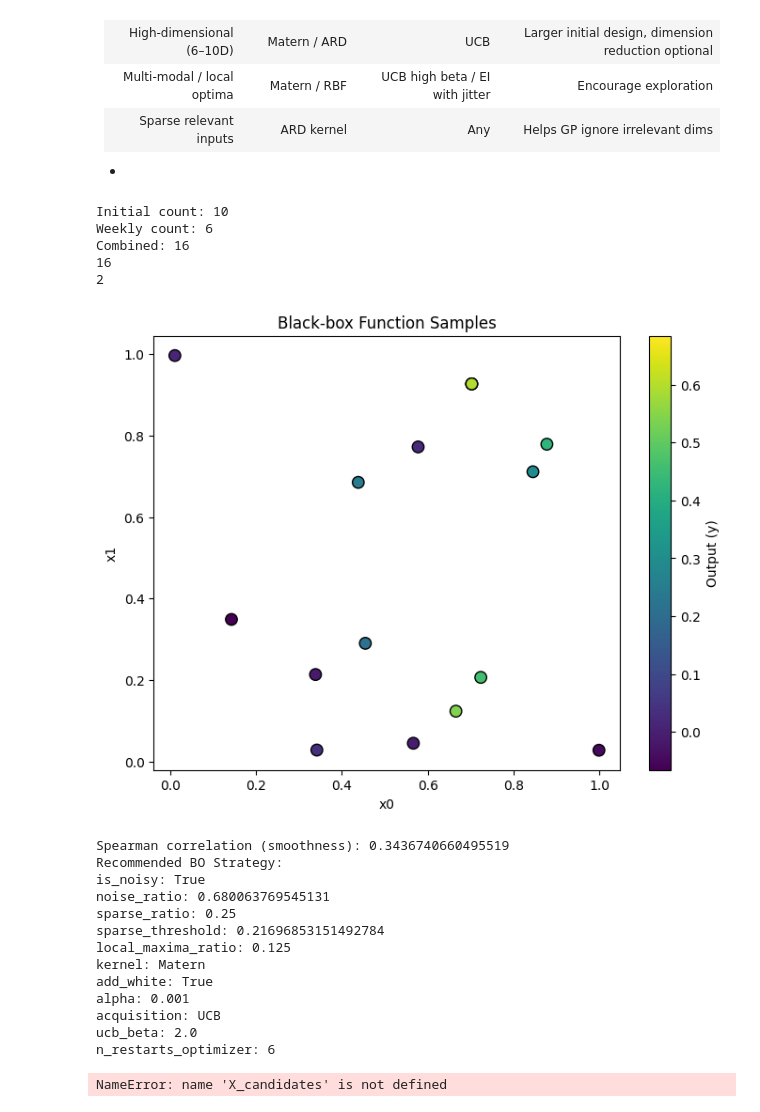
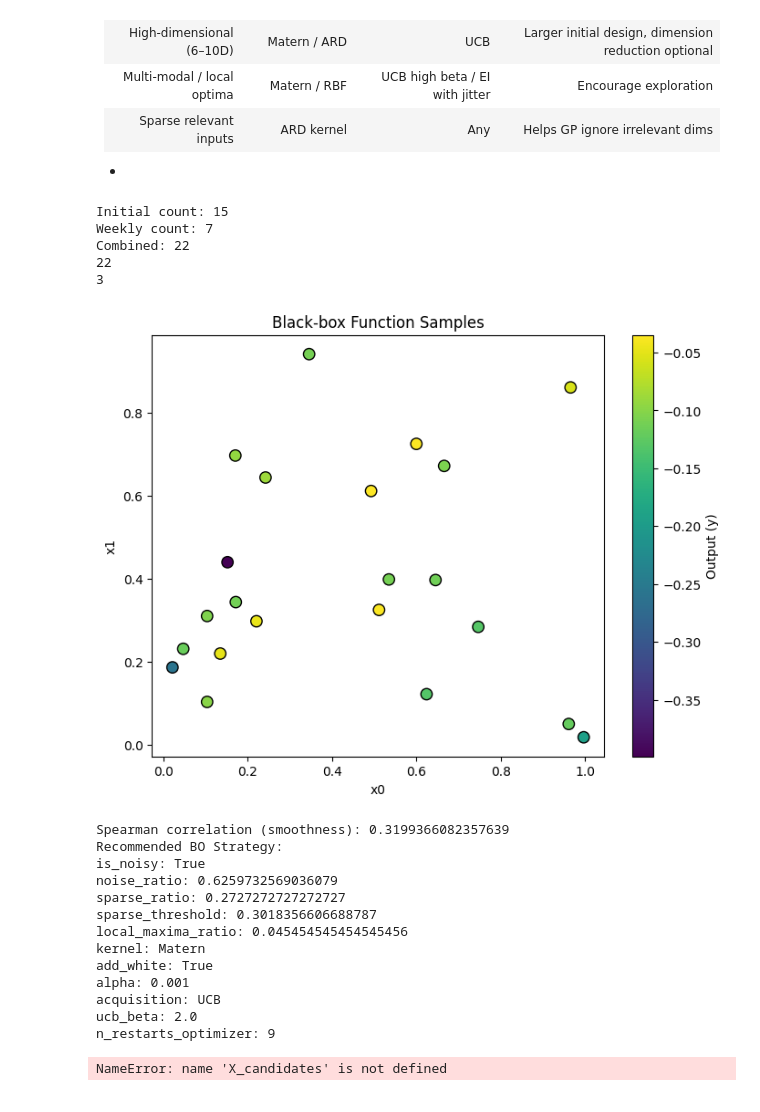
Before and after one commit to AnnemarieKeller/MLProject_CapstoneBlackBoxOptimisation, a Jupyter notebook: analysis/Functions/noisy.ipynb, the cells around one changed output. Cells and saved outputs as stored; diff of their text form; code cells hidden in the pictures.

Commit message:
function 5  - investigate

```diff
--- a/analysis/Functions/noisy.ipynb
+++ b/analysis/Functions/noisy.ipynb
@@ -104,42 +101,42 @@ Spearman correlation (smoothness): 0.3569965040445804
 
 -
 # %%
-functionNo= 2
-weekNo = 6
+functionNo= 3
+weekNo = 7
 X, y = generate_data(functionNo,weekNo)
 gp = build_gp(None,X, y, )
 analyze_blackbox_space(X, y)
 analyze_function(X,y)
 recommend_bo_strategy(X, y,)
 strategy = recommend_bo_strategy(X, y)
 print("Recommended BO Strategy:")
 for k,v in strategy.items():
     print(f"{k}: {v}")
 # X1, Y1 = generate_data(1, weekNo)
 # X2, Y2= generate_data(2, weekNo)
 # FUNCTION_CONFIG =  funcConfig.FUNCTION_CONFIG[functionNo]
 # FUNCTION_CONFIG, diagnostics = update_function_config(function_data, FUNCTION_CONFIG)
 # strategy_based_on_data(weekno)
 # %% [output]
-Initial count: 10
-Weekly count: 6
-Combined: 16
-16
-2
+Initial count: 15
+Weekly count: 7
+Combined: 22
+22
+3
-[figure, old version]
+[figure, new version]
-Spearman correlation (smoothness): 0.3436740660495519
+Spearman correlation (smoothness): 0.3199366082357639
 Recommended BO Strategy:
 is_noisy: True
-noise_ratio: 0.680063769545131
-sparse_ratio: 0.25
-sparse_threshold: 0.21696853151492784
-local_maxima_ratio: 0.125
+noise_ratio: 0.6259732569036079
+sparse_ratio: 0.2727272727272727
+sparse_threshold: 0.3018356606688787
+local_maxima_ratio: 0.045454545454545456
 kernel: Matern
 add_white: True
 alpha: 0.001
 acquisition: UCB
 ucb_beta: 2.0
-n_restarts_optimizer: 6
+n_restarts_optimizer: 9
 # %%
 
 
```
Also changed, not shown: parts of 9 cells of this notebook, 29 other files.
